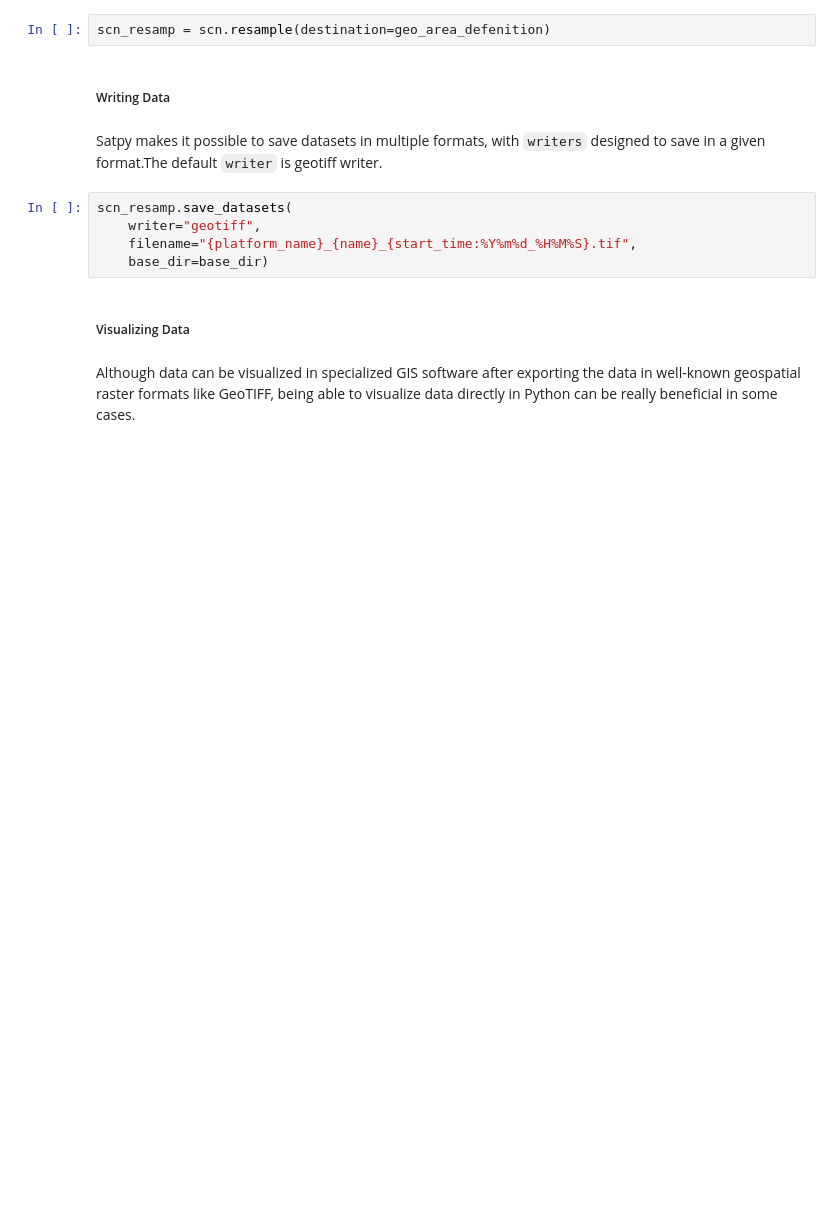
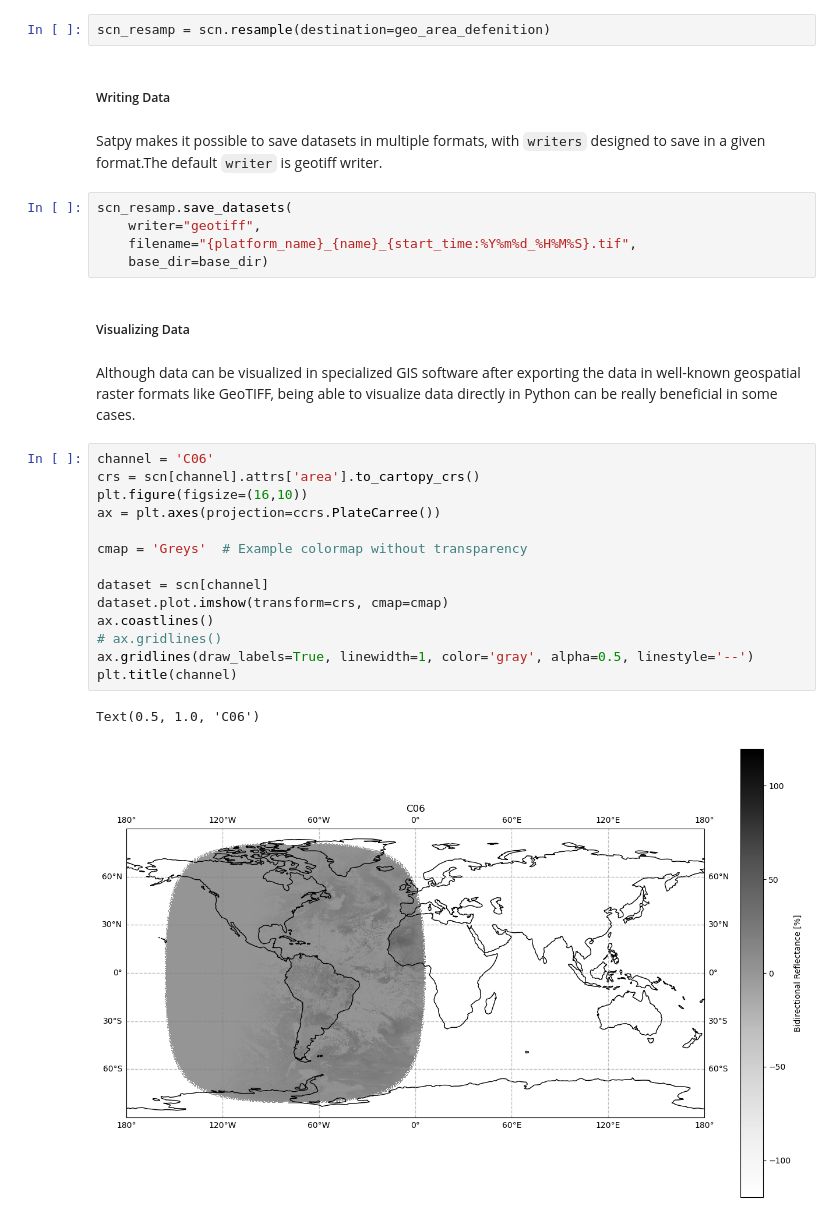
Before and after one commit to Simoniman/GeoSatStitch, a Jupyter notebook: Read_Resamp_Write_Vis.ipynb, the cells around one changed output. Saved outputs shown, nothing was run; the diff lists cells and outputs as text; blank space fills up the shorter version.

Commit message:
Visualiztion added

```diff
--- a/Read_Resamp_Write_Vis.ipynb
+++ b/Read_Resamp_Write_Vis.ipynb
@@ -126,3 +129,20 @@ scn_resamp.save_datasets(
 ##### Visualizing Data
 # %% [markdown]
 Although data can be visualized in specialized GIS software after exporting the data in well-known geospatial raster formats like GeoTIFF, being able to visualize data directly in Python can be really beneficial in some cases.
+# %%
+channel = 'C06'
+crs = scn[channel].attrs['area'].to_cartopy_crs()
+plt.figure(figsize=(16,10))
+ax = plt.axes(projection=ccrs.PlateCarree())
+
+cmap = 'Greys'  # Example colormap without transparency
+
+dataset = scn[channel]
+dataset.plot.imshow(transform=crs, cmap=cmap)
+ax.coastlines()
+# ax.gridlines()
+ax.gridlines(draw_labels=True, linewidth=1, color='gray', alpha=0.5, linestyle='--')
+plt.title(channel)
+# %% [output]
+Text(0.5, 1.0, 'C06')
+[figure, added]
```
Also changed, not shown: parts of 2 cells of this notebook.
